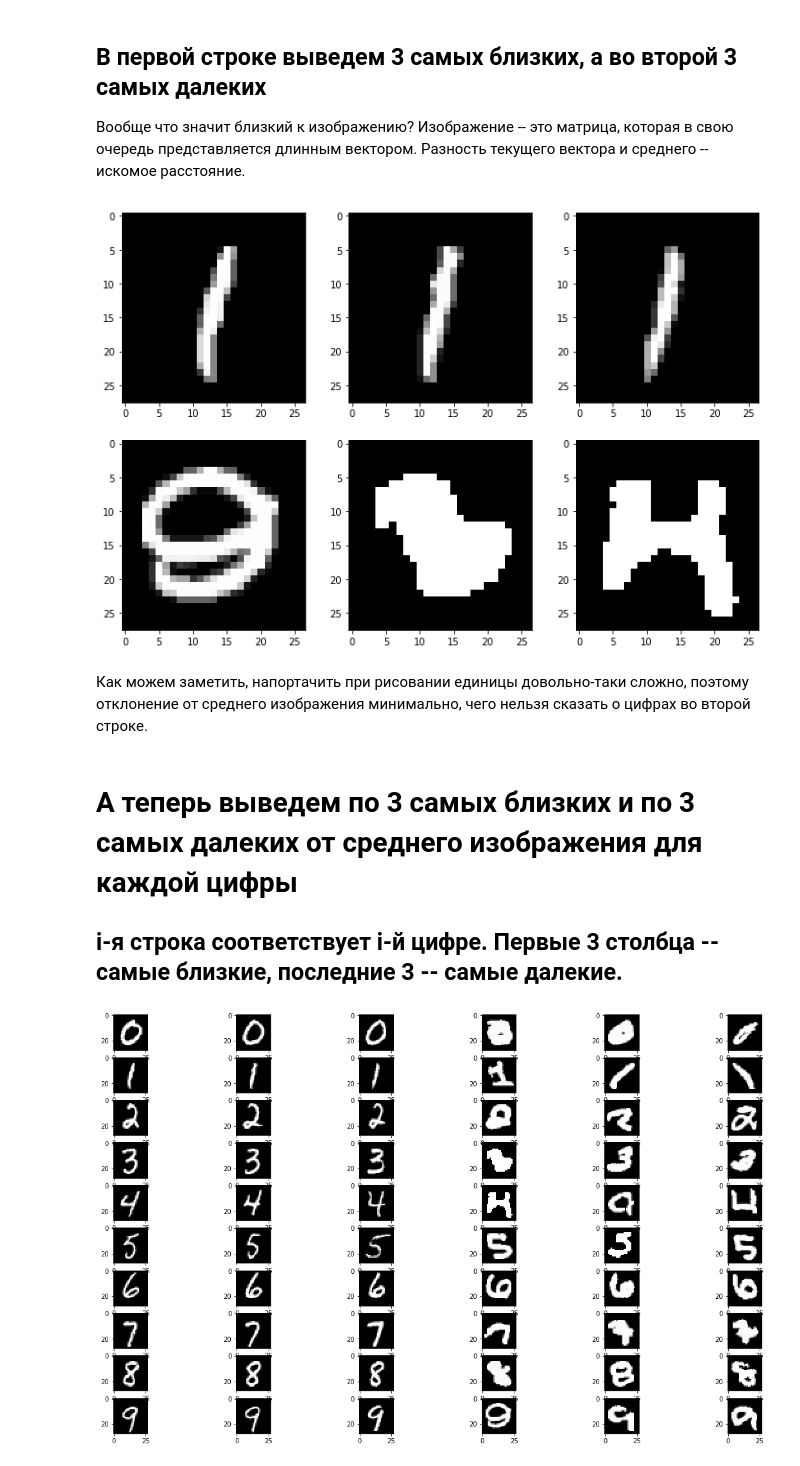
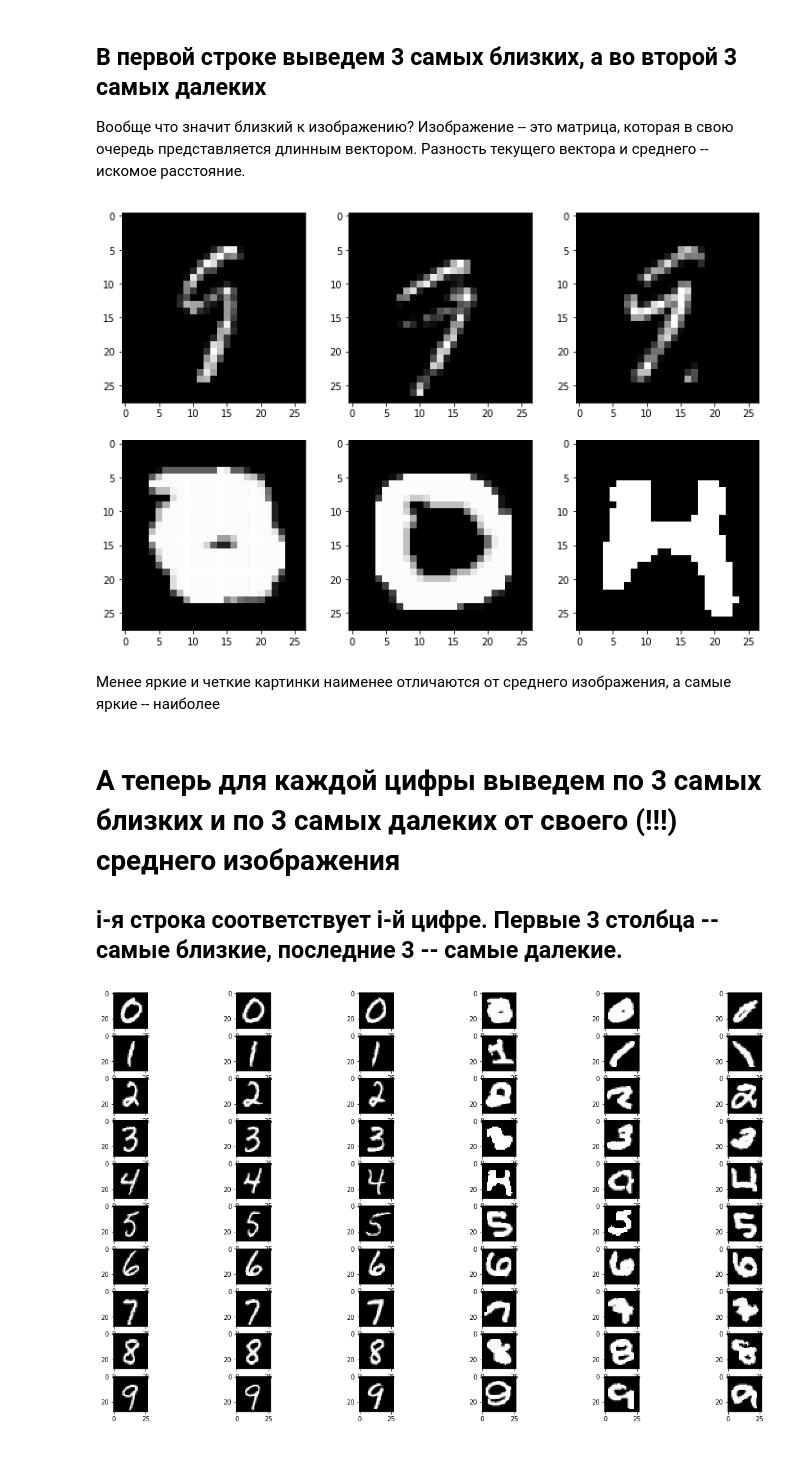
Before and after one commit to Mikhail-off/MNIST-recognizing-digits, a Jupyter notebook: MNIST01.ipynb, the cells around one changed output. Cells and saved outputs as stored; diff of their text form; code cells hidden in the pictures.

```diff
--- a/MNIST01.ipynb
+++ b/MNIST01.ipynb
@@ -55,0 +58,3 @@ print(len(x_train))
+# %%
+average_img_for_all = sum(x_train) // len(x_train)
+plt.imshow(to_img(average_img_for_all, 28), cmap='gray')
@@ -82,34 +91,34 @@ for digit in range(10):
 # %%
 plt.figure(figsize=(12, 8))
 min_imgs = list([])
 max_imgs = list([])
 for i in range(len(x_train)):
-    distance = sum((x_train[i] - average_images[y_train[i]])**2)
+    distance = sum((x_train[i] - average_img_for_all)**2)
     if len(min_imgs) < 3:
         min_imgs.append((distance, i))
         min_imgs.sort()
     if len(max_imgs) < 3:
         max_imgs.append((distance, i))
         max_imgs.sort(reverse=True)
     if len(max_imgs) < 3 or len(min_imgs) < 3:
         continue
     if (distance, i) < min_imgs[-1]:
         min_imgs[-1] = (distance, i)
         min_imgs.sort()
     if (distance, i) > max_imgs[-1]:
         max_imgs[-1] = (distance, i)
         max_imgs.sort(reverse=True)
 for i in range(len(min_imgs)):
     plt.subplot(2, 3, i + 1)
     plt.imshow(to_img(x_train[min_imgs[i][1]], 28), cmap='gray')
     plt.subplot(2, 3, i + 1 + 3)
     plt.imshow(to_img(x_train[max_imgs[i][1]], 28), cmap='gray')
 # %% [output]
-[figure, old version]
+[figure, new version]
-# %% [markdown]
-Как можем заметить, напортачить при рисовании единицы довольно-таки сложно, поэтому отклонение от среднего изображения минимально, чего нельзя сказать о цифрах во второй строке.
+# %% [markdown]
+Менее яркие и четкие картинки наименее отличаются от среднего изображения, а самые яркие -- наиболее
 # %% [markdown]
-# А теперь выведем по 3 самых близких и по 3 самых далеких от среднего изображения для каждой цифры
+# А теперь для каждой цифры выведем по 3 самых близких и по 3 самых далеких от своего (!!!) среднего изображения
 ## i-я строка соответствует i-й цифре. Первые 3 столбца -- самые близкие, последние 3 -- самые далекие.
 # %%
 plt.figure(figsize=(10 * 2, 6 * 2))
```
Also changed, not shown: parts of 2 cells of this notebook.
